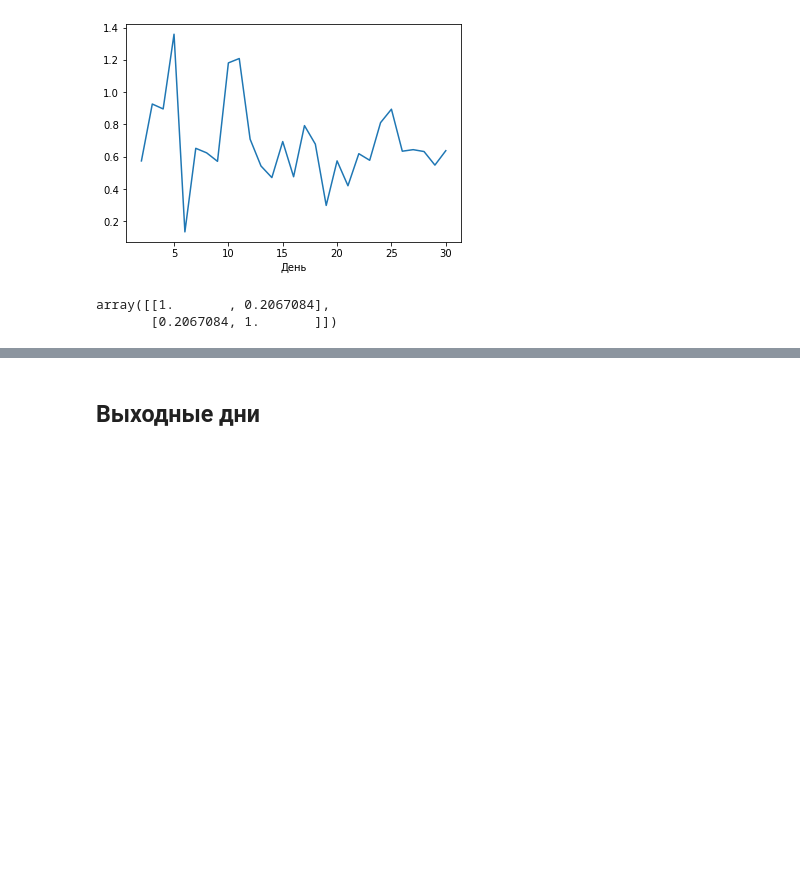
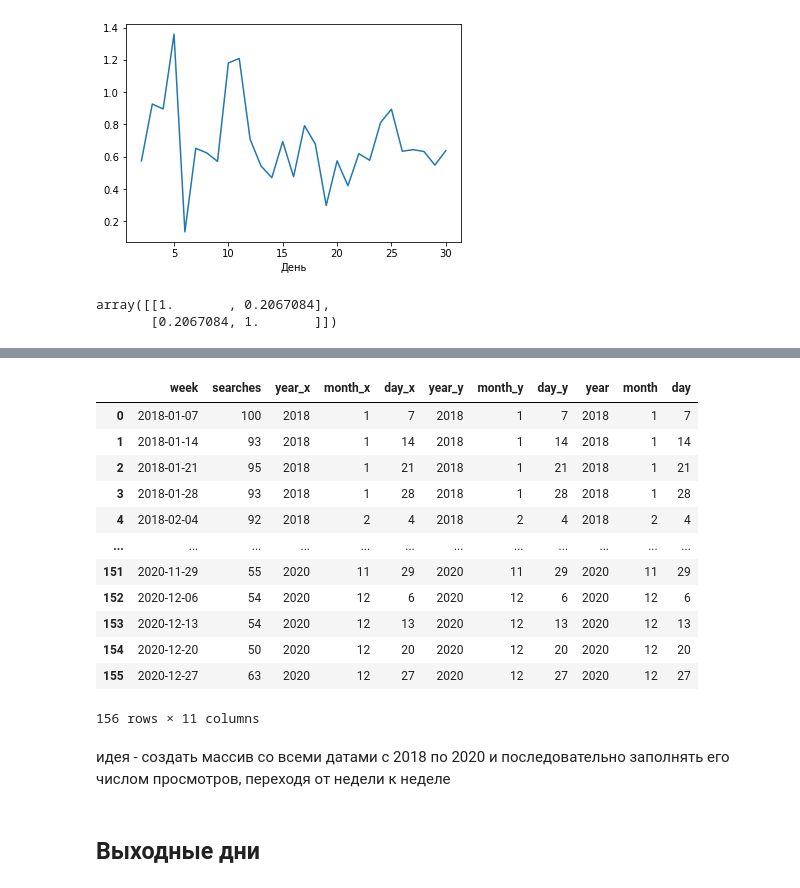
Before and after one commit to Egoluback/nti_ml_20-21, a Jupyter notebook: 2_stage/task2/nti_ml_2_2.ipynb, the cells around one changed output, grey strips where cells are left out. Drawn from its saved outputs; the diff is of its cells as text; code cells hidden in the pictures; blank space fills up the shorter version.

```diff
--- a/2_stage/task2/nti_ml_2_2.ipynb
+++ b/2_stage/task2/nti_ml_2_2.ipynb
@@ -588,0 +581,5 @@ array([[1.       , 0.2067084],
+# %%
+df_wo_init = pd.read_csv("data/searches_wo.csv")
+
+df_wo = pd.DataFrame(np.array([list(df_wo_init["Категория: Все категории"].index)[1 :], list(df_wo_init["Категория: Все категории"])[1 :]]).T, columns = ["week", "searches"])
+df_wo
@@ -588,0 +600,28 @@ array([[1.       , 0.2067084],
+# %%
+weeks_time = df_wo["week"].apply(lambda x: datetime.datetime.strptime(x, "%Y-%m-%d"))
+
+weeks_year = pd.Series(weeks_time.apply(lambda x: x.year), name = "year")
+weeks_month = pd.Series(weeks_time.apply(lambda x: x.month), name = "month")
+weeks_day = pd.Series(weeks_time.apply(lambda x: x.day), name = "day")
+
+weeks_ymd = pd.merge(pd.merge(weeks_year, weeks_month, right_index = True, left_index = True), weeks_day, right_index = True, left_index = True)
+
+df_wo = pd.merge(df_wo, weeks_ymd, right_index = True, left_index = True)
+
+df_wo
+# %% [output]
+|  | week | searches | year_x | month_x | day_x | year_y | month_y | day_y | year | month | day |
+| 0 | 2018-01-07 | 100 | 2018 | 1 | 7 | 2018 | 1 | 7 | 2018 | 1 | 7 |
+| 1 | 2018-01-14 | 93 | 2018 | 1 | 14 | 2018 | 1 | 14 | 2018 | 1 | 14 |
+| 2 | 2018-01-21 | 95 | 2018 | 1 | 21 | 2018 | 1 | 21 | 2018 | 1 | 21 |
+| 3 | 2018-01-28 | 93 | 2018 | 1 | 28 | 2018 | 1 | 28 | 2018 | 1 | 28 |
+| 4 | 2018-02-04 | 92 | 2018 | 2 | 4 | 2018 | 2 | 4 | 2018 | 2 | 4 |
+| ... | ... | ... | ... | ... | ... | ... | ... | ... | ... | ... | ... |
+| 151 | 2020-11-29 | 55 | 2020 | 11 | 29 | 2020 | 11 | 29 | 2020 | 11 | 29 |
+| 152 | 2020-12-06 | 54 | 2020 | 12 | 6 | 2020 | 12 | 6 | 2020 | 12 | 6 |
+| 153 | 2020-12-13 | 54 | 2020 | 12 | 13 | 2020 | 12 | 13 | 2020 | 12 | 13 |
+| 154 | 2020-12-20 | 50 | 2020 | 12 | 20 | 2020 | 12 | 20 | 2020 | 12 | 20 |
+| 155 | 2020-12-27 | 63 | 2020 | 12 | 27 | 2020 | 12 | 27 | 2020 | 12 | 27 |
+156 rows × 11 columns
+# %% [markdown]
+идея - создать массив со всеми датами с 2018 по 2020 и последовательно заполнять его числом просмотров, переходя от недели к неделе
```
Also changed, not shown: parts of 16 cells of this notebook, 7 other files.
